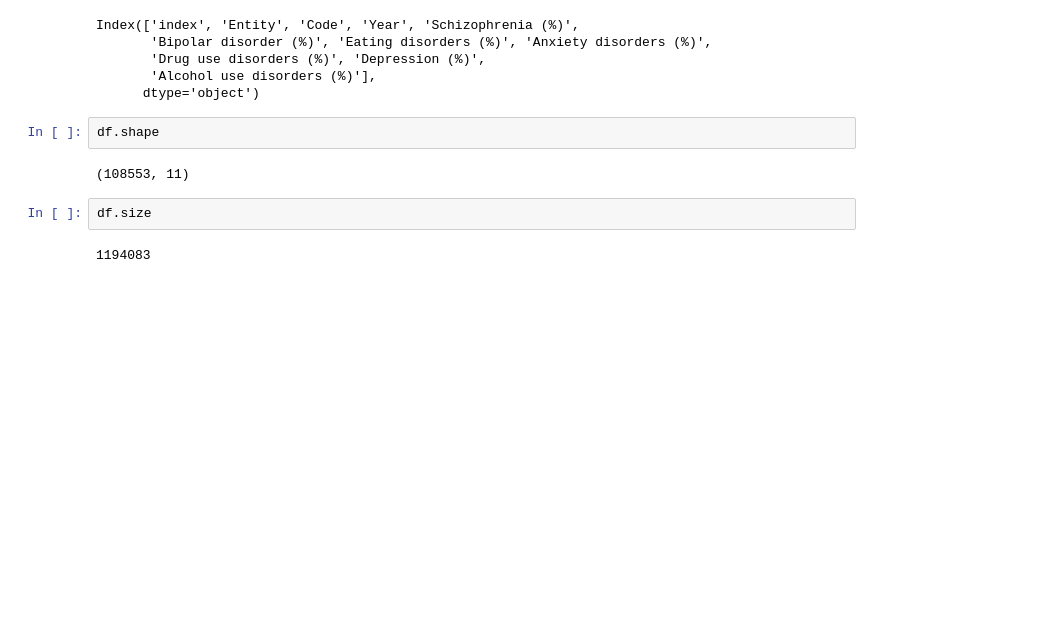
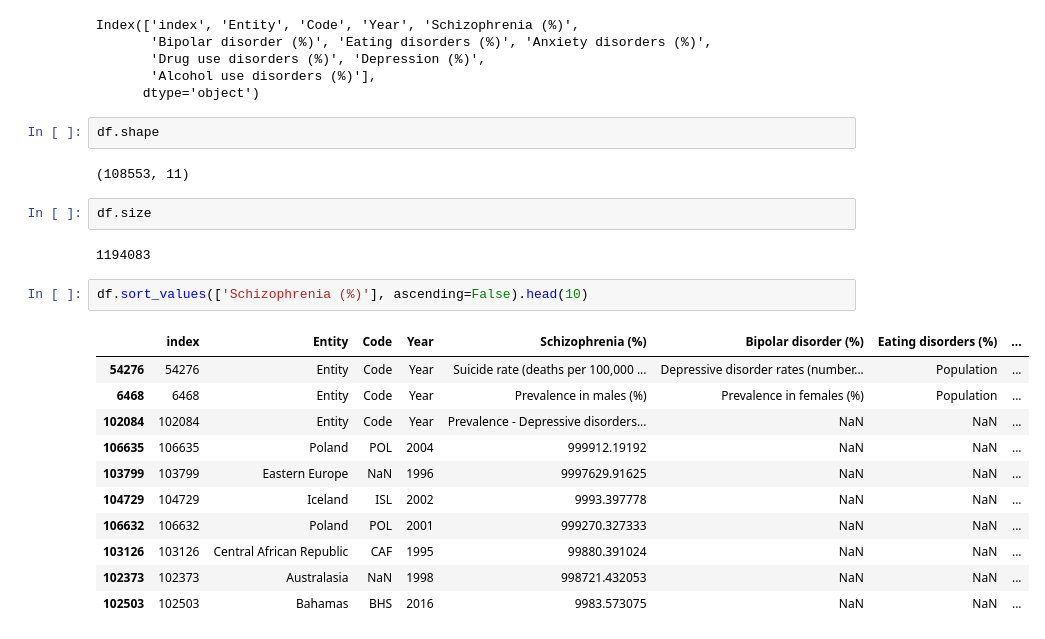
Before and after one commit to sanjibsinha/Machine-Learning-Primer, a Jupyter notebook: pandas_basic.ipynb, the cells around one changed output. Drawn from its saved outputs; the diff is of its cells as text; blank space fills up the shorter version.

```diff
--- a/pandas_basic.ipynb
+++ b/pandas_basic.ipynb
@@ -32,3 +32,17 @@ df.shape
 df.size
 # %% [output]
 1194083
+# %%
+df.sort_values(['Schizophrenia (%)'], ascending=False).head(10)
+# %% [output]
+|  | index | Entity | Code | Year | Schizophrenia (%) | Bipolar disorder (%) | Eating disorders (%) | ... |
+| 54276 | 54276 | Entity | Code | Year | Suicide rate (deaths per 100,000 ... | Depressive disorder rates (number... | Population | ... |
+| 6468 | 6468 | Entity | Code | Year | Prevalence in males (%) | Prevalence in females (%) | Population | ... |
+| 102084 | 102084 | Entity | Code | Year | Prevalence - Depressive disorders... | NaN | NaN | ... |
+| 106635 | 106635 | Poland | POL | 2004 | 999912.19192 | NaN | NaN | ... |
+| 103799 | 103799 | Eastern Europe | NaN | 1996 | 9997629.91625 | NaN | NaN | ... |
+| 104729 | 104729 | Iceland | ISL | 2002 | 9993.397778 | NaN | NaN | ... |
+| 106632 | 106632 | Poland | POL | 2001 | 999270.327333 | NaN | NaN | ... |
+| 103126 | 103126 | Central African Republic | CAF | 1995 | 99880.391024 | NaN | NaN | ... |
+| 102373 | 102373 | Australasia | NaN | 1998 | 998721.432053 | NaN | NaN | ... |
+| 102503 | 102503 | Bahamas | BHS | 2016 | 9983.573075 | NaN | NaN | ... |
```
Also changed, not shown: parts of 2 cells of this notebook.
